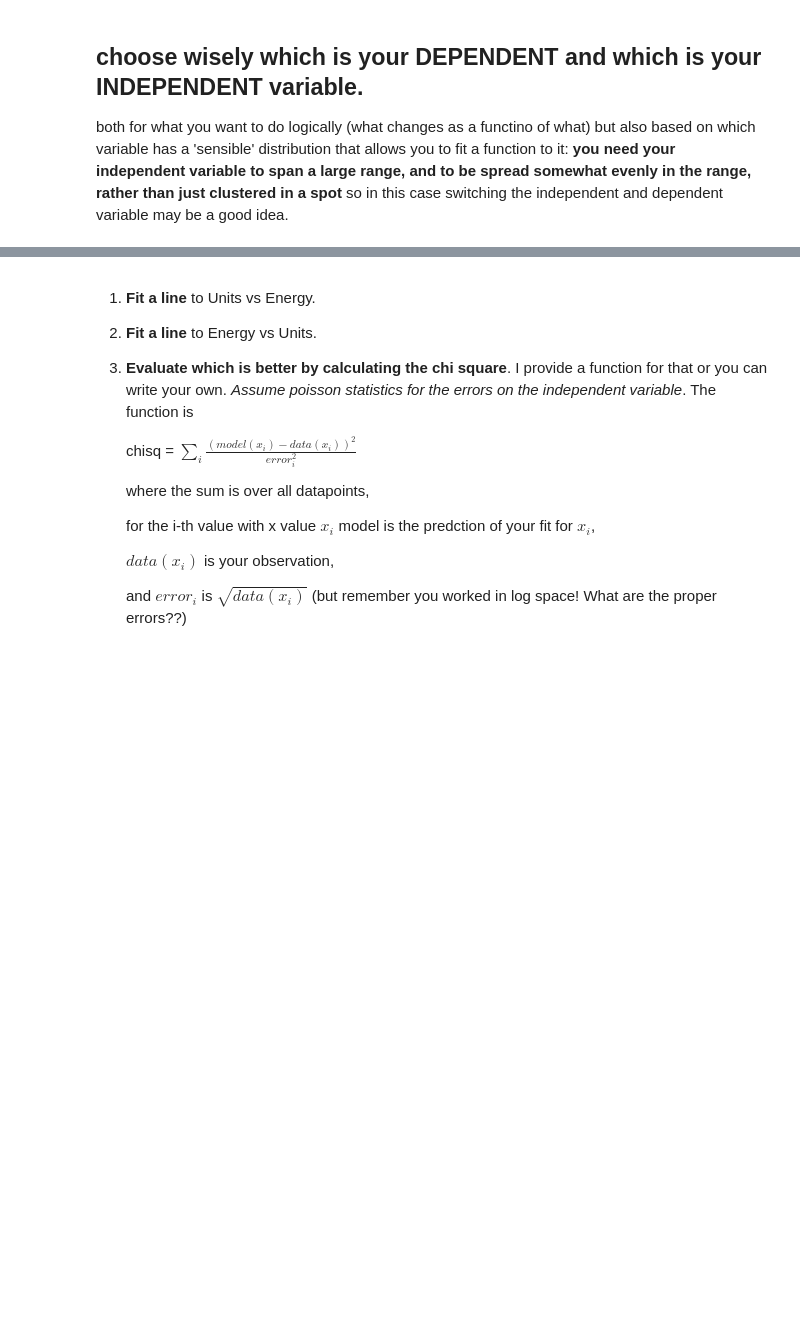
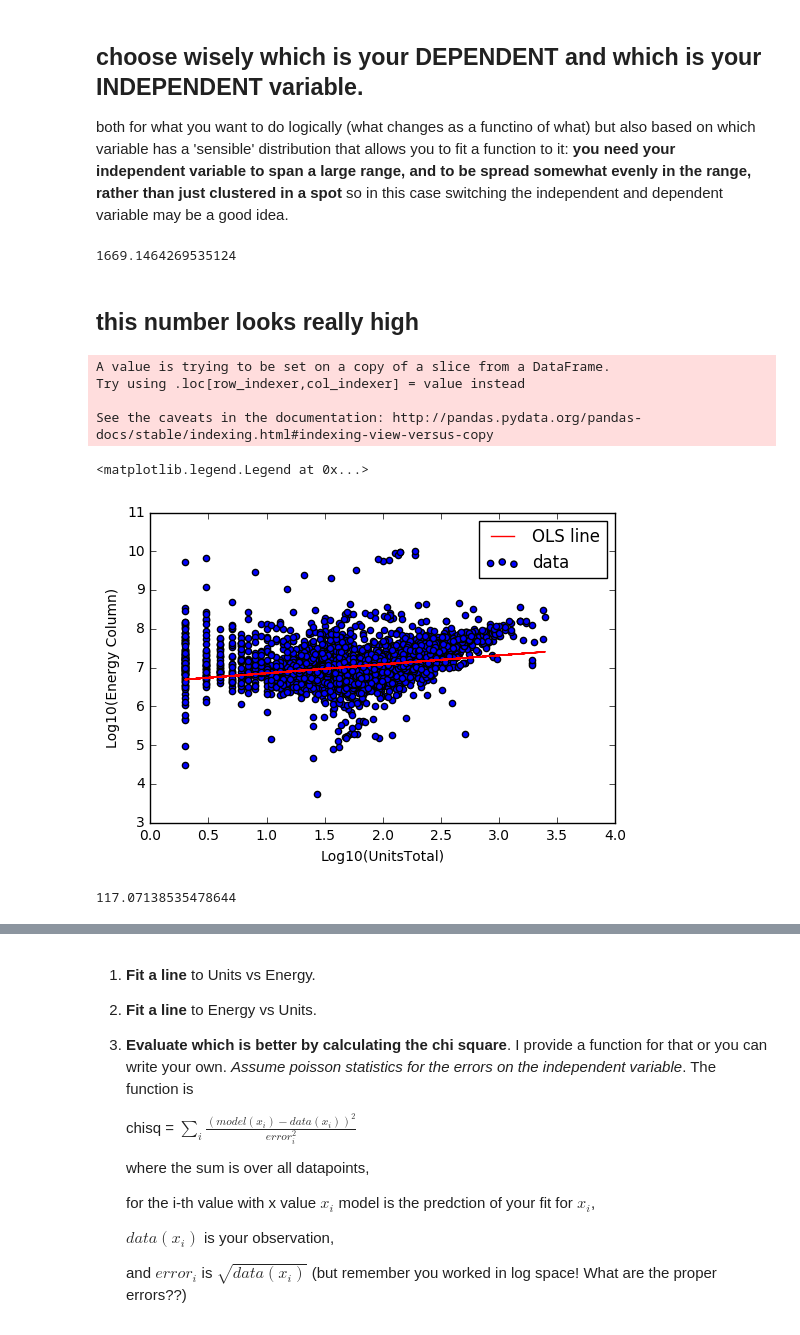
Before and after one commit to dlk253/PUI2016_dlk253, a Jupyter notebook: HW6_dlk253/hw6_dlk253_assign1_building_nrg_instructions.ipynb, the cells around one changed output, grey strips where cells are left out. Saved outputs shown, nothing was run; the diff lists cells and outputs as text; code cells hidden in the pictures; blank space fills up the shorter version.

```diff
--- a/HW6_dlk253/hw6_dlk253_assign1_building_nrg_instructions.ipynb
+++ b/HW6_dlk253/hw6_dlk253_assign1_building_nrg_instructions.ipynb
@@ -406,3 +362,36 @@ See the caveats in the documentation: http://pandas.pydata.org/pandas-docs/stabl
 # %% [markdown]
 ## choose wisely which is your DEPENDENT and which is your INDEPENDENT variable.
 both for what you want to do logically (what changes as a functino of what) but also based on which variable has a 'sensible' distribution that allows you to fit a function to it: **you need your independent variable to span a large range, and to be spread somewhat evenly in the range, rather than just clustered in a spot** so in this case switching the independent and dependent variable may be a good idea.
+# %%
+#calculation of the chi square also from Jon Toy
+chisq_num = (np.log10(bblnrgdata_cut['UnitsTotal']) - bblnrgdata_cut['units_pred'])**2
+chisq = np.sum(chisq_num / np.abs(np.log10(bblnrgdata_cut['UnitsTotal'])))
+chisq
+# %% [output]
+1669.1464269535124
+# %% [markdown]
+## this number looks really high
+# %%
+#Run using Units as IV vs. Energy as DV -- also from Jon Toy
+X = sm.add_constant(np.log10(bblnrgdata_cut['UnitsTotal']))
+linmodel2 = sm.OLS(np.log10(bblnrgdata_cut['Energy Column']), X, missing='drop').fit() # ignores entires
+bblnrgdata_cut['energy_pred'] = linmodel2.predict(X)
+
+pl.scatter(np.log10(bblnrgdata_cut['UnitsTotal']), np.log10(bblnrgdata_cut['Energy Column']))
+pl.plot(np.log10(bblnrgdata_cut['UnitsTotal']), bblnrgdata_cut['energy_pred'],'r')
+pl.xlabel('Log10(UnitsTotal)')
+pl.ylabel('Log10(Energy Column)')
+pl.legend(['OLS line','data'])
+# %% [output]
+A value is trying to be set on a copy of a slice from a DataFrame.
+Try using .loc[row_indexer,col_indexer] = value instead
+
+See the caveats in the documentation: http://pandas.pydata.org/pandas-docs/stable/indexing.html#indexing-view-versus-copy
+<matplotlib.legend.Legend at 0x...>
+[figure, added]
+# %%
+chisq_num = (np.log10(bblnrgdata_cut['Energy Column']) - bblnrgdata_cut['energy_pred'])**2
+chisq = np.sum(chisq_num / np.abs(np.log10(bblnrgdata_cut['Energy Column'])))
+chisq
+# %% [output]
+117.07138535478644
```
Also changed, not shown: parts of 16 cells of this notebook.
